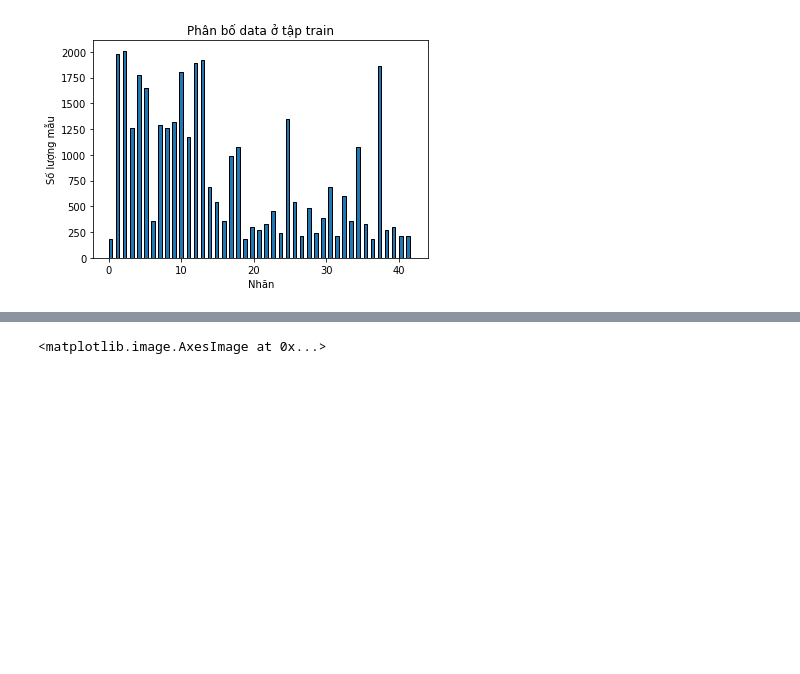
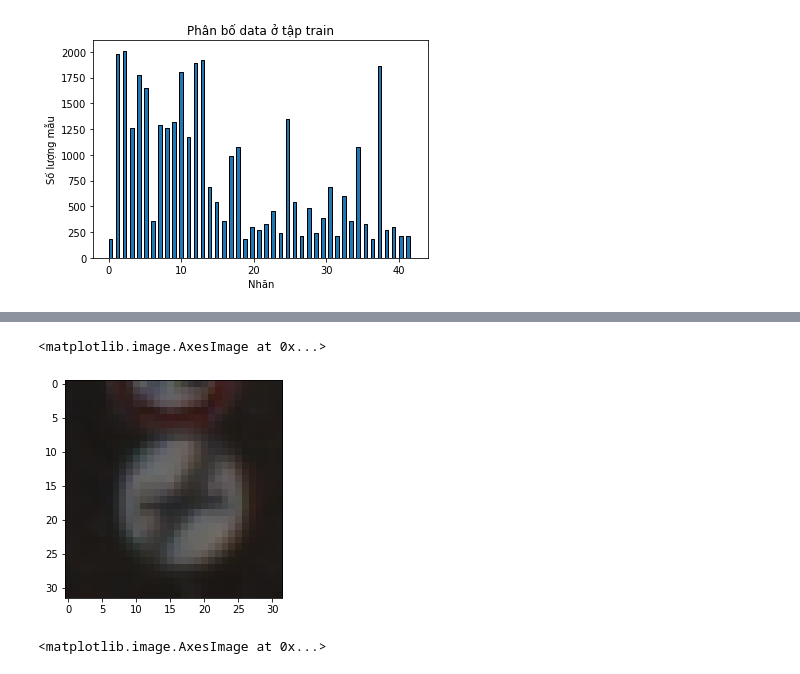
Before and after one commit to hoangdh1/TrafficSignClassification, a Jupyter notebook: TrafficSignClassification.ipynb, the cells around one changed output, grey strips where cells are left out. Saved outputs shown, nothing was run; the diff lists cells and outputs as text; code cells hidden in the pictures; blank space fills up the shorter version.

```diff
--- a/TrafficSignClassification.ipynb
+++ b/TrafficSignClassification.ipynb
@@ -103,3 +207,8 @@ plt.show()
+# %%
+plt.imshow(trainX[0])
+# %% [output]
+<matplotlib.image.AxesImage at 0x...>
+[figure, added]
 # %%
 plt.imshow(trainX[1])
 # %% [output]
```
Also changed, not shown: parts of 202 cells of this notebook.
